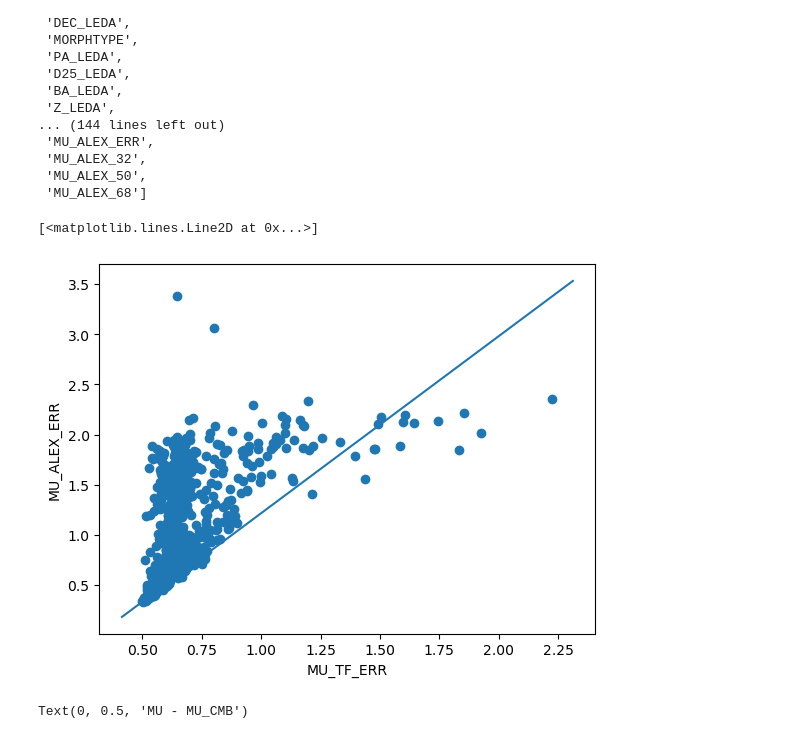
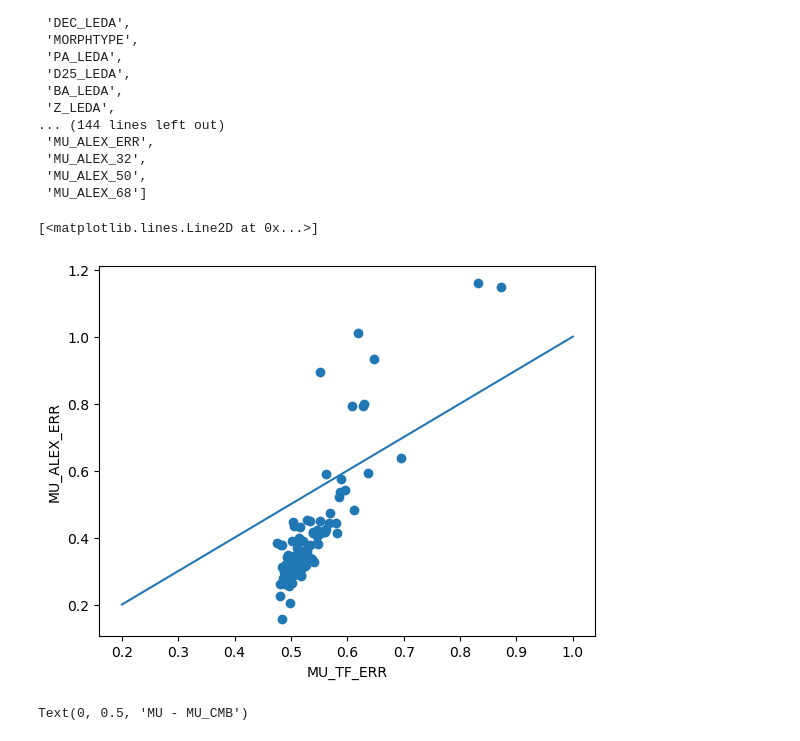
Before and after one commit to AlexGKim/TFPV, a Jupyter notebook: nb/FitResults.ipynb, the cells around one changed output. Cells and saved outputs as stored; diff of their text form; code cells hidden in the pictures.

```diff
--- a/nb/FitResults.ipynb
+++ b/nb/FitResults.ipynb
@@ -217,13 +232,13 @@ df.columns.tolist()
  'MU_ALEX_50',
  'MU_ALEX_68']
 # %%
-plt.scatter(df["MU_TF_ERR"][w], df["MU_ALEX_ERR"][w])
+plt.scatter(df["MU_TF_ERR"], df["MU_ALEX_ERR"])
 plt.xlabel("MU_TF_ERR")
 plt.ylabel("MU_ALEX_ERR")
-plt.plot(plt.xlim(),plt.ylim())
+plt.plot([0.2,1.],[0.2,1.])
 # %% [output]
 [<matplotlib.lines.Line2D at 0x...>]
-[figure, old version]
+[figure, new version]
 # %%
 mubins = numpy.arange(50,400,10)
 muc = 0.5*(mubins[1:] + mubins[:-1])
```
Also changed, not shown: parts of 10 cells of this notebook.
